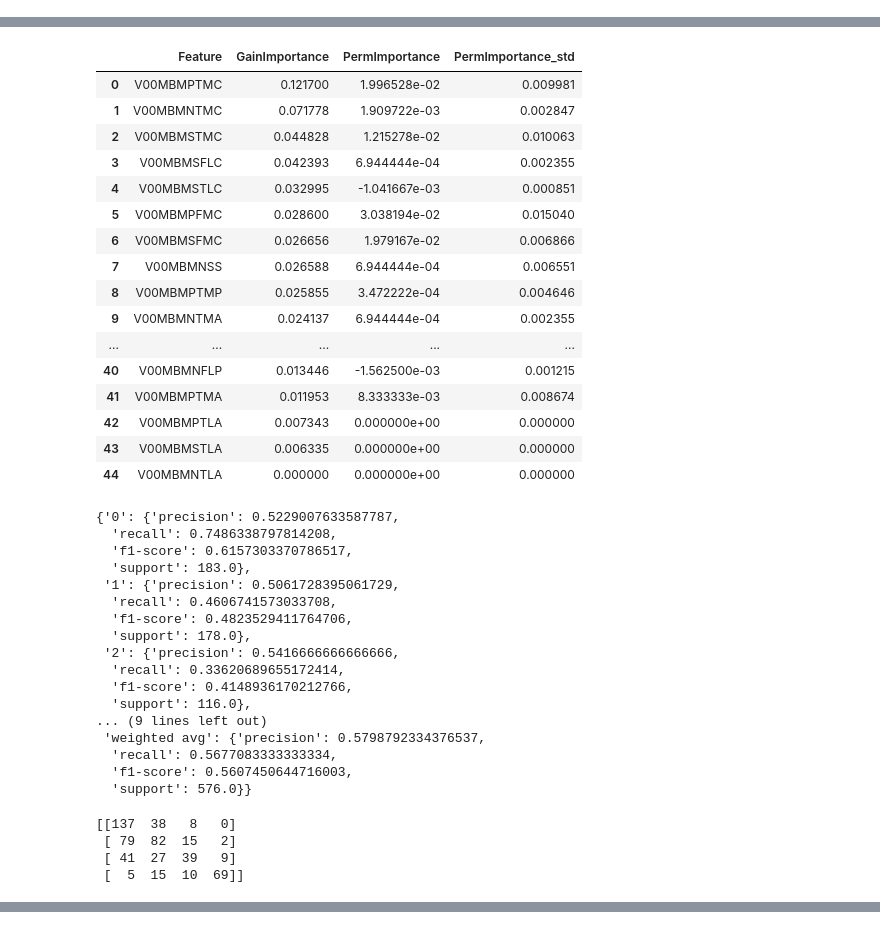
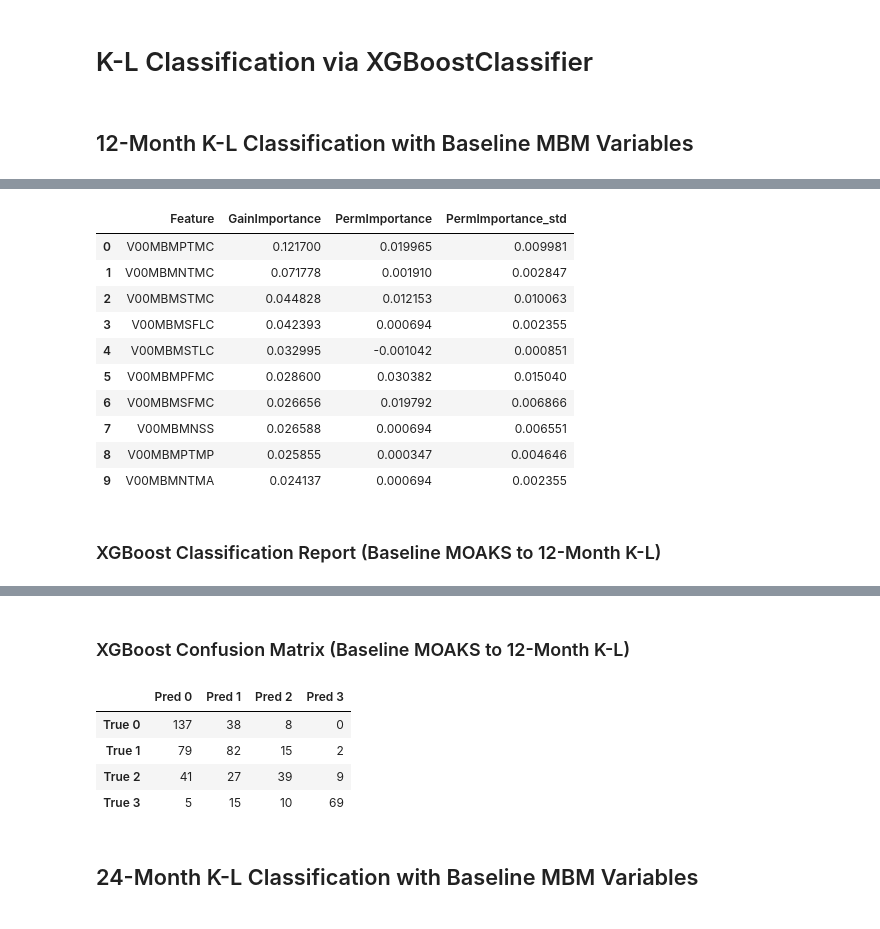
Before and after one commit to Mitch-Jones0507/MSc_OAI_Project, a Jupyter notebook: notebook/kl_oriented/kl_mbm_xgBoost.ipynb, the cells around one changed output, grey strips where cells are left out. Cells and saved outputs as stored; diff of their text form; code cells hidden in the pictures.

```diff
--- a/notebook/kl_oriented/kl_mbm_xgBoost.ipynb
+++ b/notebook/kl_oriented/kl_mbm_xgBoost.ipynb
@@ -1,8 +1,22 @@
+# %% [markdown]
+# K-L Classification via XGBoostClassifier
+# %% [markdown]
+## 12-Month K-L Classification with Baseline MBM Variables
 # %%
-from IPython.display import display
+import pandas as pd
+from IPython.display import display, Markdown, JSON
 from scripts.mbm.kl_oriented.kl_mbm_xgBoost import v00_v01_moaks_kl_metrics, v00_v01_moaks_kl_coefs_df
 
-display(v00_v01_moaks_kl_coefs_df.sort_values(by=['GainImportance'], ascending=False))
-display(v00_v01_moaks_kl_metrics['classification_report'])
-print(v00_v01_moaks_kl_metrics['confusion_matrix'])
+report = v00_v01_moaks_kl_metrics['classification_report']
+cm = v00_v01_moaks_kl_metrics['confusion_matrix']
+cm = pd.DataFrame(cm,index=[f"True {i}" for i in range(len(cm))],columns=[f"Pred {i}" for i in range(len(cm))]
+)
+
+display(v00_v01_moaks_kl_coefs_df.sort_values(by=['GainImportance'], ascending=False).head(10))
+
+display(Markdown("### XGBoost Classification Report (Baseline MOAKS to 12-Month K-L)"))
+display(JSON(report, expanded=True))
+
+display(Markdown("### XGBoost Confusion Matrix (Baseline MOAKS to 12-Month K-L)"))
+display(cm)
 # %% [output]
@@ -9,38 +24,12 @@ print(v00_v01_moaks_kl_metrics['confusion_matrix'])
 |  | Feature | GainImportance | PermImportance | PermImportance_std |
-| 0 | V00MBMPTMC | 0.121700 | 1.996528e-02 | 0.009981 |
-| 1 | V00MBMNTMC | 0.071778 | 1.909722e-03 | 0.002847 |
-| 2 | V00MBMSTMC | 0.044828 | 1.215278e-02 | 0.010063 |
-| 3 | V00MBMSFLC | 0.042393 | 6.944444e-04 | 0.002355 |
-| 4 | V00MBMSTLC | 0.032995 | -1.041667e-03 | 0.000851 |
-| 5 | V00MBMPFMC | 0.028600 | 3.038194e-02 | 0.015040 |
-| 6 | V00MBMSFMC | 0.026656 | 1.979167e-02 | 0.006866 |
-| 7 | V00MBMNSS | 0.026588 | 6.944444e-04 | 0.006551 |
-| 8 | V00MBMPTMP | 0.025855 | 3.472222e-04 | 0.004646 |
-| 9 | V00MBMNTMA | 0.024137 | 6.944444e-04 | 0.002355 |
-| ... | ... | ... | ... | ... |
-| 40 | V00MBMNFLP | 0.013446 | -1.562500e-03 | 0.001215 |
-| 41 | V00MBMPTMA | 0.011953 | 8.333333e-03 | 0.008674 |
-| 42 | V00MBMPTLA | 0.007343 | 0.000000e+00 | 0.000000 |
-| 43 | V00MBMSTLA | 0.006335 | 0.000000e+00 | 0.000000 |
-| 44 | V00MBMNTLA | 0.000000 | 0.000000e+00 | 0.000000 |
+| 0 | V00MBMPTMC | 0.121700 | 0.019965 | 0.009981 |
+| 1 | V00MBMNTMC | 0.071778 | 0.001910 | 0.002847 |
+| 2 | V00MBMSTMC | 0.044828 | 0.012153 | 0.010063 |
+| 3 | V00MBMSFLC | 0.042393 | 0.000694 | 0.002355 |
+| 4 | V00MBMSTLC | 0.032995 | -0.001042 | 0.000851 |
+| 5 | V00MBMPFMC | 0.028600 | 0.030382 | 0.015040 |
+| 6 | V00MBMSFMC | 0.026656 | 0.019792 | 0.006866 |
+| 7 | V00MBMNSS | 0.026588 | 0.000694 | 0.006551 |
+| 8 | V00MBMPTMP | 0.025855 | 0.000347 | 0.004646 |
+| 9 | V00MBMNTMA | 0.024137 | 0.000694 | 0.002355 |
-{'0': {'precision': 0.5229007633587787,
-  'recall': 0.7486338797814208,
-  'f1-score': 0.6157303370786517,
-  'support': 183.0},
- '1': {'precision': 0.5061728395061729,
-  'recall': 0.4606741573033708,
-  'f1-score': 0.4823529411764706,
-  'support': 178.0},
- '2': {'precision': 0.5416666666666666,
-  'recall': 0.33620689655172414,
-  'f1-score': 0.4148936170212766,
-  'support': 116.0},
-... (9 lines left out)
- 'weighted avg': {'precision': 0.5798792334376537,
-  'recall': 0.5677083333333334,
-  'f1-score': 0.5607450644716003,
-  'support': 576.0}}
-[[137  38   8   0]
- [ 79  82  15   2]
- [ 41  27  39   9]
- [  5  15  10  69]]
+### XGBoost Classification Report (Baseline MOAKS to 12-Month K-L)
@@ -47 +37,9 @@ print(v00_v01_moaks_kl_metrics['confusion_matrix'])
+### XGBoost Confusion Matrix (Baseline MOAKS to 12-Month K-L)
+|  | Pred 0 | Pred 1 | Pred 2 | Pred 3 |
+| True 0 | 137 | 38 | 8 | 0 |
+| True 1 | 79 | 82 | 15 | 2 |
+| True 2 | 41 | 27 | 39 | 9 |
+| True 3 | 5 | 15 | 10 | 69 |
+# %% [markdown]
+## 24-Month K-L Classification with Baseline MBM Variables
 # %%
```
Also changed, not shown: parts of 10 cells of this notebook, 25 other files.
